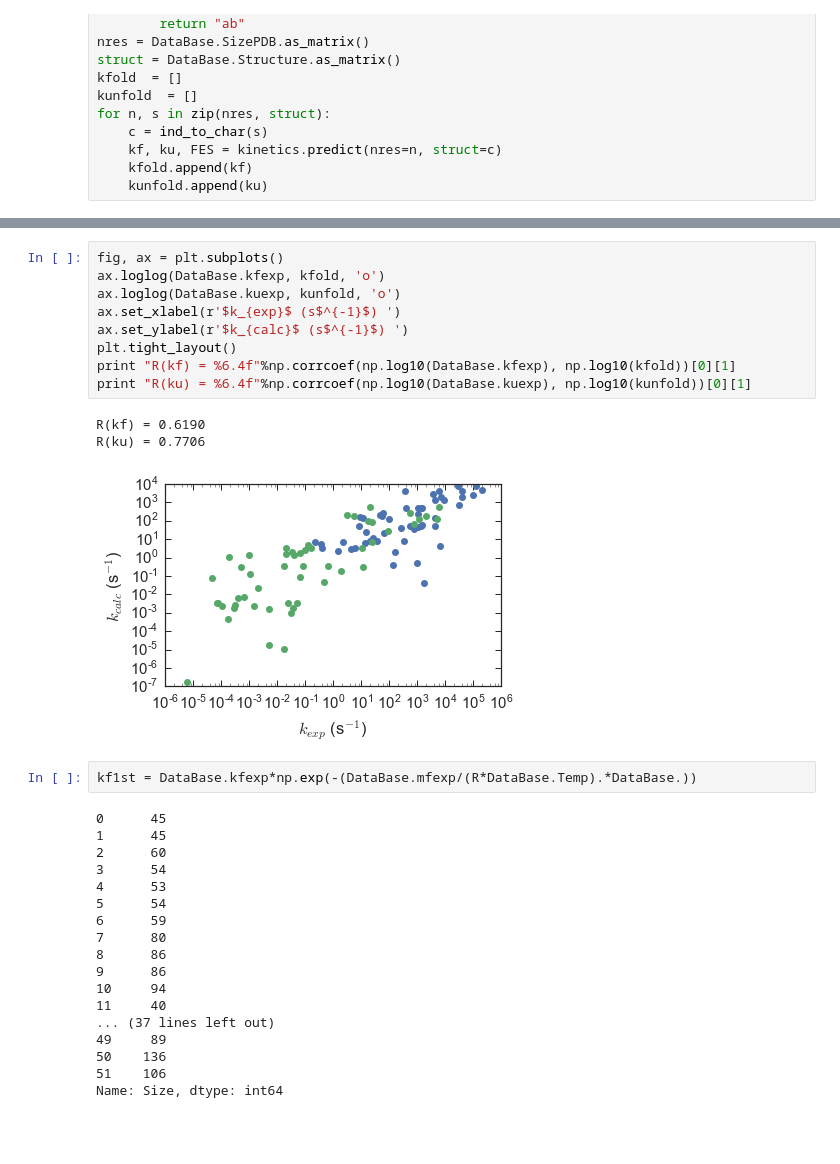
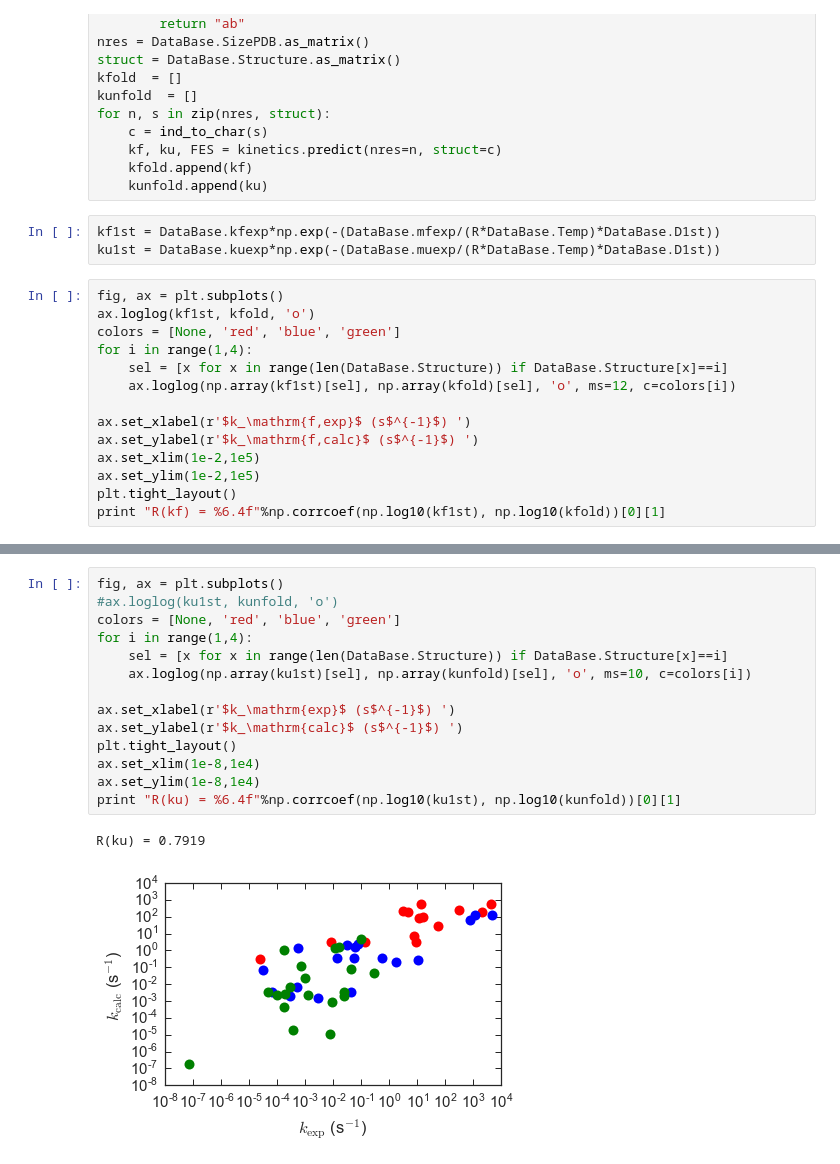
Before and after one commit to daviddesancho/PREFUR, a Jupyter notebook: examples/free_energy_predict.ipynb, the cells around one changed output, grey strips where cells are left out. Saved outputs shown, nothing was run; the diff lists cells and outputs as text; blank space fills up the shorter version.

```diff
--- a/examples/free_energy_predict.ipynb
+++ b/examples/free_energy_predict.ipynb
@@ -105,3 +105,20 @@ for n, s in zip(nres, struct):
     kf, ku, FES = kinetics.predict(nres=n, struct=c)
     kfold.append(kf)
     kunfold.append(ku)
+# %%
+kf1st = DataBase.kfexp*np.exp(-(DataBase.mfexp/(R*DataBase.Temp)*DataBase.D1st))
+ku1st = DataBase.kuexp*np.exp(-(DataBase.muexp/(R*DataBase.Temp)*DataBase.D1st))
+# %%
+fig, ax = plt.subplots()
+ax.loglog(kf1st, kfold, 'o')
+colors = [None, 'red', 'blue', 'green']
+for i in range(1,4):
+    sel = [x for x in range(len(DataBase.Structure)) if DataBase.Structure[x]==i]
+    ax.loglog(np.array(kf1st)[sel], np.array(kfold)[sel], 'o', ms=12, c=colors[i])
+
+ax.set_xlabel(r'$k_\mathrm{f,exp}$ (s$^{-1}$) ')
+ax.set_ylabel(r'$k_\mathrm{f,calc}$ (s$^{-1}$) ')
+ax.set_xlim(1e-2,1e5)
+ax.set_ylim(1e-2,1e5)
+plt.tight_layout()
+print "R(kf) = %6.4f"%np.corrcoef(np.log10(kf1st), np.log10(kfold))[0][1]
@@ -108,33 +128,17 @@ for n, s in zip(nres, struct):
 # %%
 fig, ax = plt.subplots()
-ax.loglog(DataBase.kfexp, kfold, 'o')
-ax.loglog(DataBase.kuexp, kunfold, 'o')
-ax.set_xlabel(r'$k_{exp}$ (s$^{-1}$) ')
-ax.set_ylabel(r'$k_{calc}$ (s$^{-1}$) ')
+#ax.loglog(ku1st, kunfold, 'o')
+colors = [None, 'red', 'blue', 'green']
+for i in range(1,4):
+    sel = [x for x in range(len(DataBase.Structure)) if DataBase.Structure[x]==i]
+    ax.loglog(np.array(ku1st)[sel], np.array(kunfold)[sel], 'o', ms=10, c=colors[i])
+
+ax.set_xlabel(r'$k_\mathrm{exp}$ (s$^{-1}$) ')
+ax.set_ylabel(r'$k_\mathrm{calc}$ (s$^{-1}$) ')
 plt.tight_layout()
-print "R(kf) = %6.4f"%np.corrcoef(np.log10(DataBase.kfexp), np.log10(kfold))[0][1]
-print "R(ku) = %6.4f"%np.corrcoef(np.log10(DataBase.kuexp), np.log10(kunfold))[0][1]
+ax.set_xlim(1e-8,1e4)
+ax.set_ylim(1e-8,1e4)
+print "R(ku) = %6.4f"%np.corrcoef(np.log10(ku1st), np.log10(kunfold))[0][1]
 # %% [output]
-R(kf) = 0.6190
-R(ku) = 0.7706
+R(ku) = 0.7919
-[figure, old version]
+[figure, new version]
-# %%
-kf1st = DataBase.kfexp*np.exp(-(DataBase.mfexp/(R*DataBase.Temp).*DataBase.))
-# %% [output]
-0      45
-1      45
-2      60
-3      54
-4      53
-5      54
-6      59
-7      80
-8      86
-9      86
-10     94
-11     40
-... (37 lines left out)
-49     89
-50    136
-51    106
-Name: Size, dtype: int64
```
Also changed, not shown: parts of 1 cell of this notebook.
